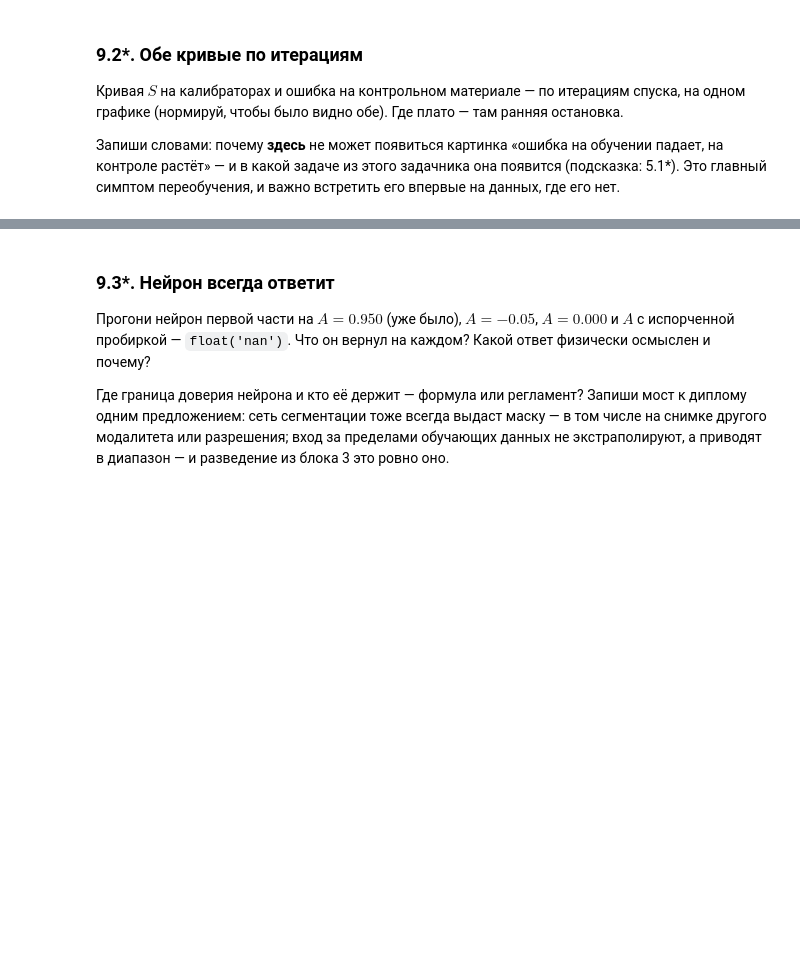
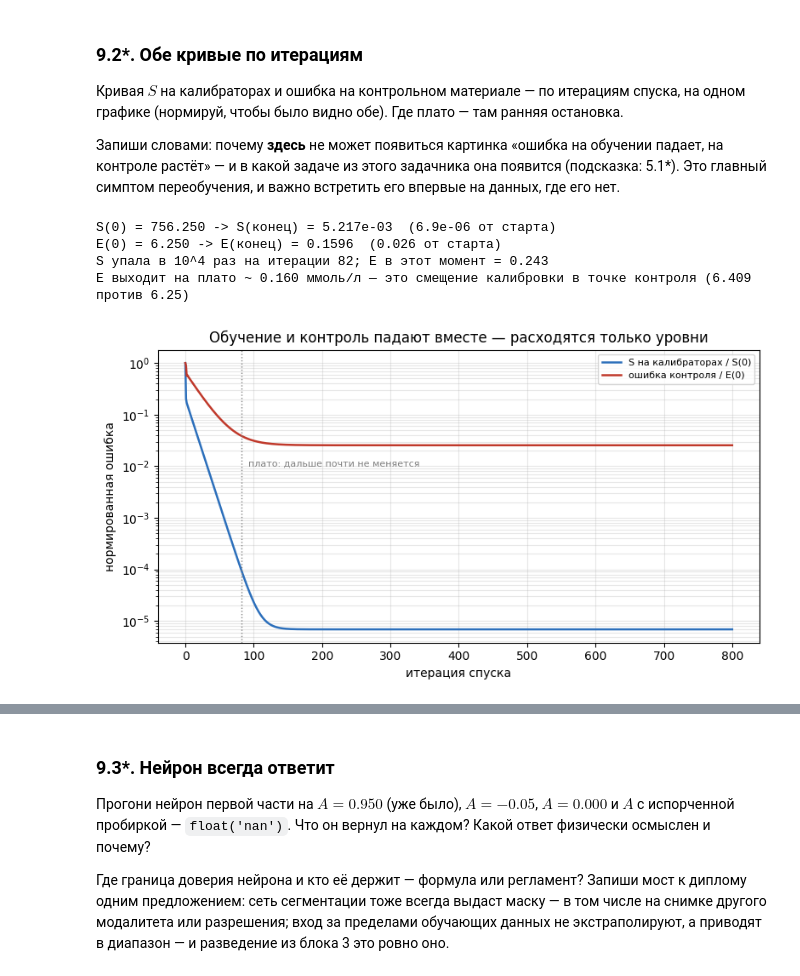
Before and after one commit to marymoroz1106/Brain_tumor_segmentation, a Jupyter notebook: chislennye-metody/Один нейрон-2.ipynb, the cells around one changed output, grey strips where cells are left out. Saved outputs shown, nothing was run; the diff lists cells and outputs as text; code cells hidden in the pictures; blank space fills up the shorter version.

```diff
--- a/chislennye-metody/Один нейрон-2.ipynb
+++ b/chislennye-metody/Один нейрон-2.ipynb
@@ -1957,4 +2678,43 @@ max|r|, ммоль/л:
 Запиши словами: почему **здесь** не может появиться картинка «ошибка на обучении падает, на контроле растёт» — и в какой задаче из этого задачника она появится (подсказка: 5.1*). Это главный симптом переобучения, и важно встретить его впервые на данных, где его нет.
 # %%
 # 9.2* — кривая обучения и кривая контроля по итерациям
+
+w, b = 0.0, 0.0
+S_hist, E_hist = [], []
+A_CTRL, C_CTRL = 0.235, 6.25
+
+for _ in range(801):
+    S_hist.append(S_fun(w, b))
+    E_hist.append(abs(w * A_CTRL + b - C_CTRL))
+    dw = -2 * sum(A_cal[i] * (c_cal[i] - (w * A_cal[i] + b)) for i in range(N))
+    db = -2 * sum(c_cal[i] - (w * A_cal[i] + b) for i in range(N))
+    w -= 0.1 * dw
+    b -= 0.1 * db
+
+S0, E0 = S_hist[0], E_hist[0]
+early = next(i for i, s in enumerate(S_hist) if s <= S0 * 1e-4)
+
+print(f"S(0) = {S0:.3f} -> S(конец) = {S_hist[-1]:.3e}  ({S_hist[-1] / S0:.1e} от старта)")
+print(f"E(0) = {E0:.3f} -> E(конец) = {E_hist[-1]:.4f}  ({E_hist[-1] / E0:.3f} от старта)")
+print(f"S упала в 10^4 раз на итерации {early}; E в этот момент = {E_hist[early]:.3f}")
+print(f"E выходит на плато ~ {E_hist[-1]:.3f} ммоль/л — это смещение калибровки в точке контроля (6.409 против 6.25)")
+
+fig, ax = plt.subplots(figsize=(8, 4.4))
+ax.semilogy([s / S0 for s in S_hist], color='#2c6fbb', lw=1.8, label='S на калибраторах / S(0)')
+ax.semilogy([e / E0 for e in E_hist], color='#c0392b', lw=1.8, label='ошибка контроля / E(0)')
+ax.axvline(early, color='gray', ls=':', lw=1)
+ax.annotate('плато: дальше почти не меняется', (early + 10, 1e-2), fontsize=8, color='gray')
+ax.set_xlabel('итерация спуска')
+ax.set_ylabel('нормированная ошибка')
+ax.set_title('Обучение и контроль падают вместе — расходятся только уровни')
+ax.grid(alpha=0.3, which='both')
+ax.legend(fontsize=8)
+plt.tight_layout()
+plt.show()
+# %% [output]
+S(0) = 756.250 -> S(конец) = 5.217e-03  (6.9e-06 от старта)
+E(0) = 6.250 -> E(конец) = 0.1596  (0.026 от старта)
+S упала в 10^4 раз на итерации 82; E в этот момент = 0.243
+E выходит на плато ~ 0.160 ммоль/л — это смещение калибровки в точке контроля (6.409 против 6.25)
+[figure, added]
 # %% [markdown]
```
Also changed, not shown: parts of 28 cells of this notebook.
